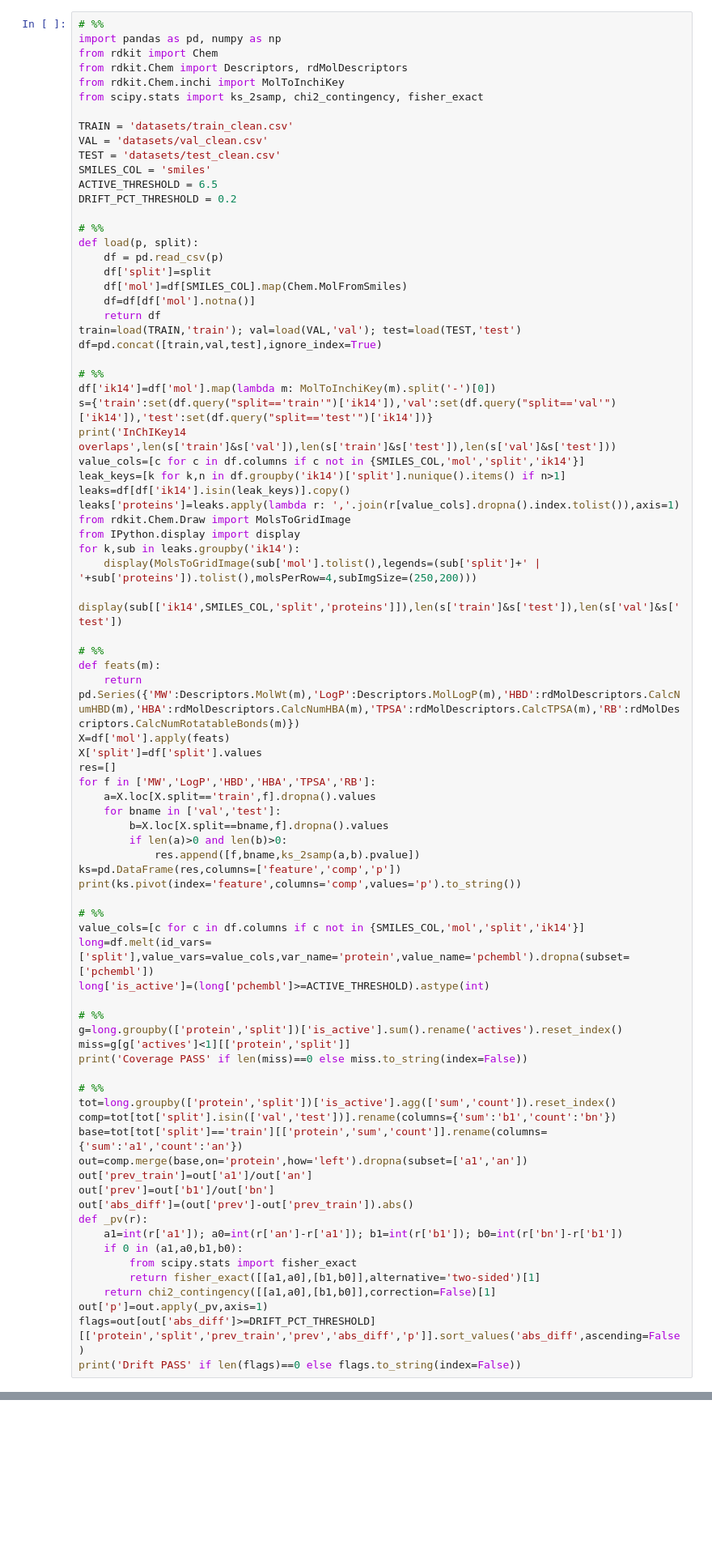
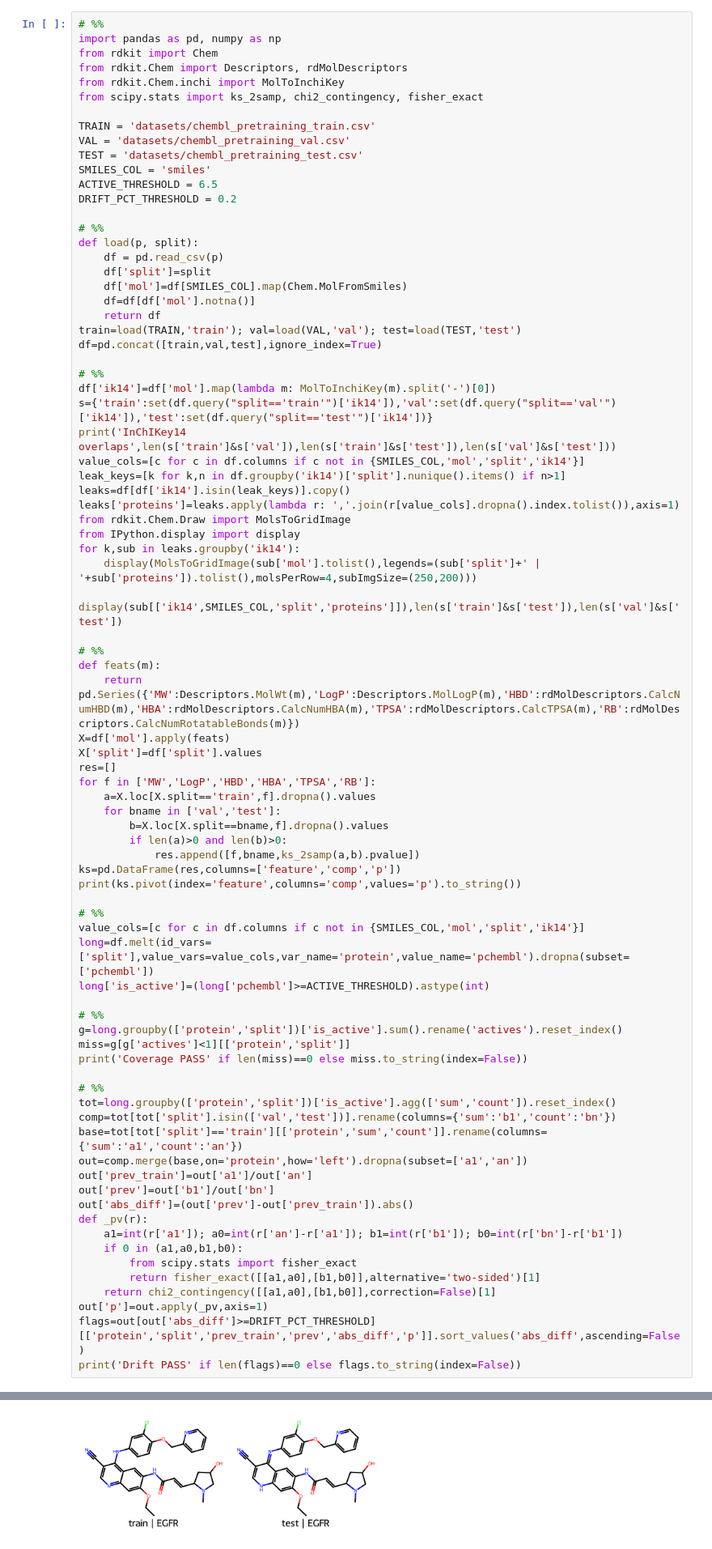
Before and after one commit to ssueron/kin_cnn, a Jupyter notebook: dataleakage_analysis.ipynb, the cells around one changed output, grey strips where cells are left out. Shown: that part at 81% size. Saved outputs shown, nothing was run; the diff lists cells and outputs as text; blank space fills up the shorter version.

```diff
--- a/dataleakage_analysis.ipynb
+++ b/dataleakage_analysis.ipynb
@@ -6,9 +6,9 @@ from rdkit.Chem import Descriptors, rdMolDescriptors
 from rdkit.Chem.inchi import MolToInchiKey
 from scipy.stats import ks_2samp, chi2_contingency, fisher_exact
 
-TRAIN = 'datasets/train_clean.csv'
-VAL = 'datasets/val_clean.csv'
-TEST = 'datasets/test_clean.csv'
+TRAIN = 'datasets/chembl_pretraining_train.csv'
+VAL = 'datasets/chembl_pretraining_val.csv'
+TEST = 'datasets/chembl_pretraining_test.csv'
 SMILES_COL = 'smiles'
 ACTIVE_THRESHOLD = 6.5
 DRIFT_PCT_THRESHOLD = 0.2
@@ -99,0 +84 @@ protein split
+[figure, added]
```
Also changed, not shown: parts of 2 cells of this notebook, 19 other files.
